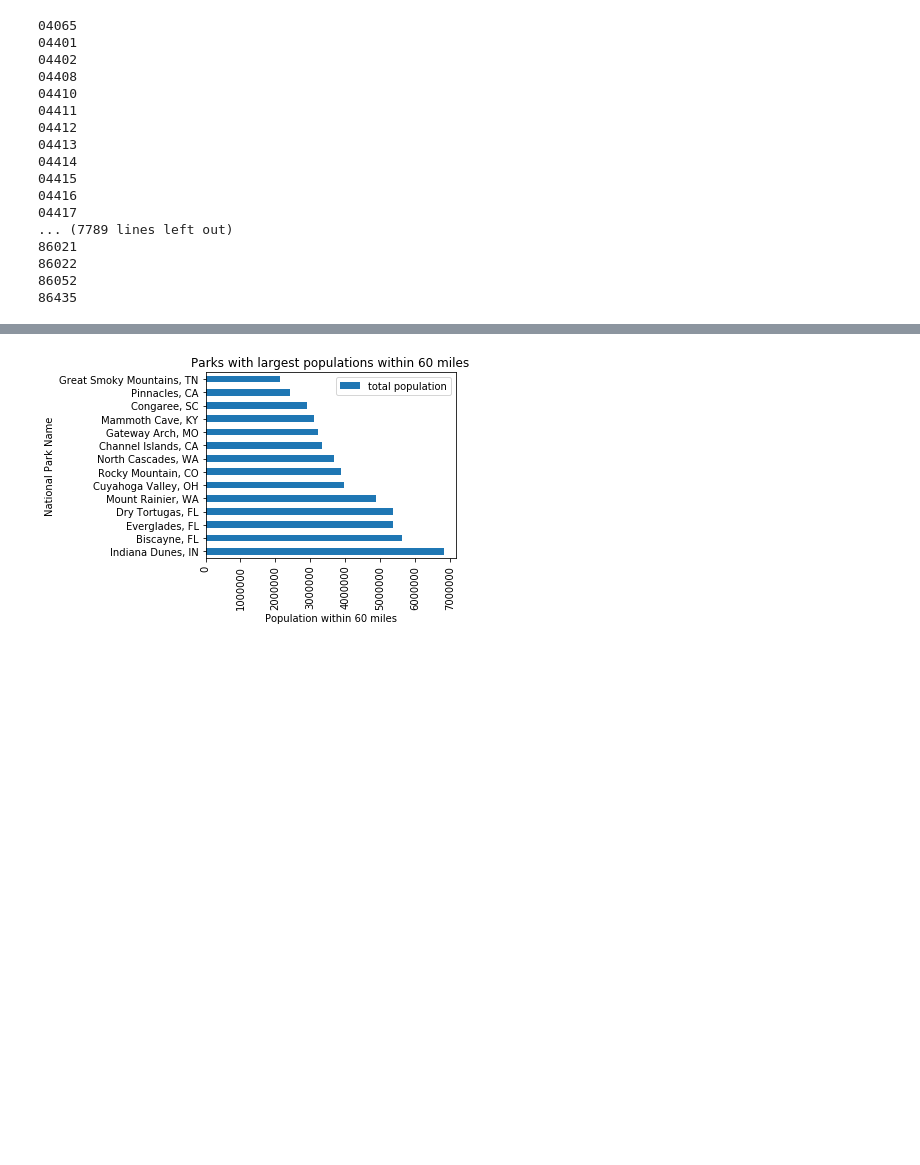
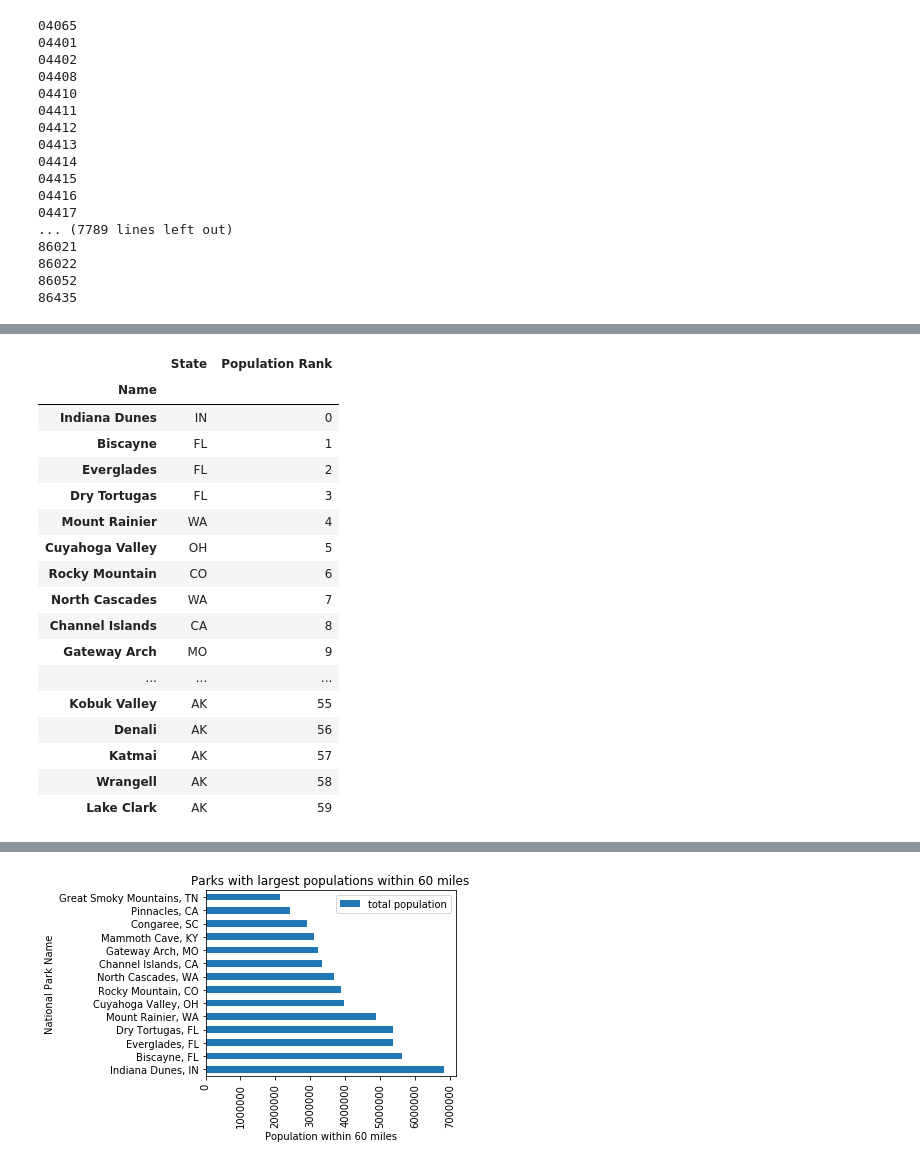
Before and after one commit to theaddies/bootcamp_project_1, a Jupyter notebook: NP_zip_code_radius.ipynb, the cells around one changed output, grey strips where cells are left out. Cells and saved outputs as stored; diff of their text form; code cells hidden in the pictures; blank space fills up the shorter version.

```diff
--- a/NP_zip_code_radius.ipynb
+++ b/NP_zip_code_radius.ipynb
@@ -204,0 +244,26 @@ park_zip_code_population
+# %%
+park_population_rank_df = park_zip_code_population.sort_values(by = 'total population', ascending = False)[['Name','State']].reset_index(drop = True)
+
+park_population_rank_df['Population Rank'] = park_population_rank_df.index
+
+park_population_rank_df.set_index('Name', inplace = True)
+park_population_rank_df
+# %% [output]
+|  | State | Population Rank |
+| Name |  |  |
+| Indiana Dunes | IN | 0 |
+| Biscayne | FL | 1 |
+| Everglades | FL | 2 |
+| Dry Tortugas | FL | 3 |
+| Mount Rainier | WA | 4 |
+| Cuyahoga Valley | OH | 5 |
+| Rocky Mountain | CO | 6 |
+| North Cascades | WA | 7 |
+| Channel Islands | CA | 8 |
+| Gateway Arch | MO | 9 |
+| ... | ... | ... |
+| Kobuk Valley | AK | 55 |
+| Denali | AK | 56 |
+| Katmai | AK | 57 |
+| Wrangell | AK | 58 |
+| Lake Clark | AK | 59 |
```
Also changed, not shown: parts of 21 cells of this notebook, 2 other files.
